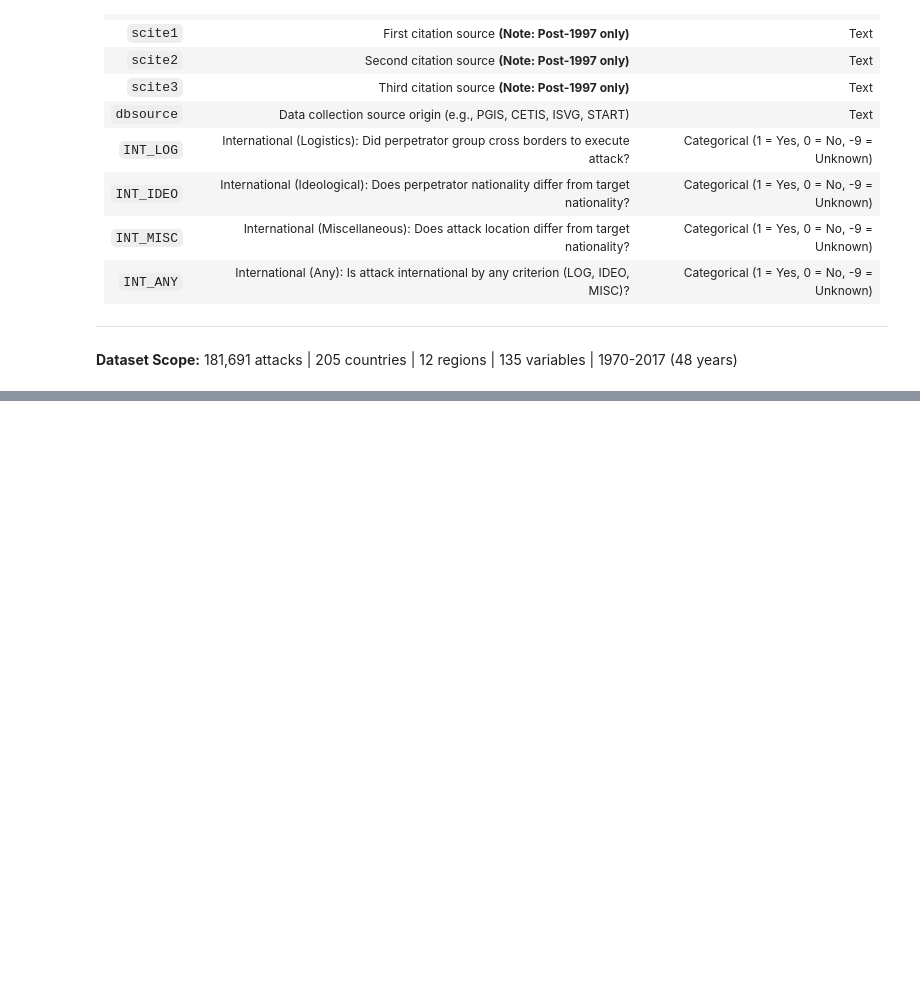
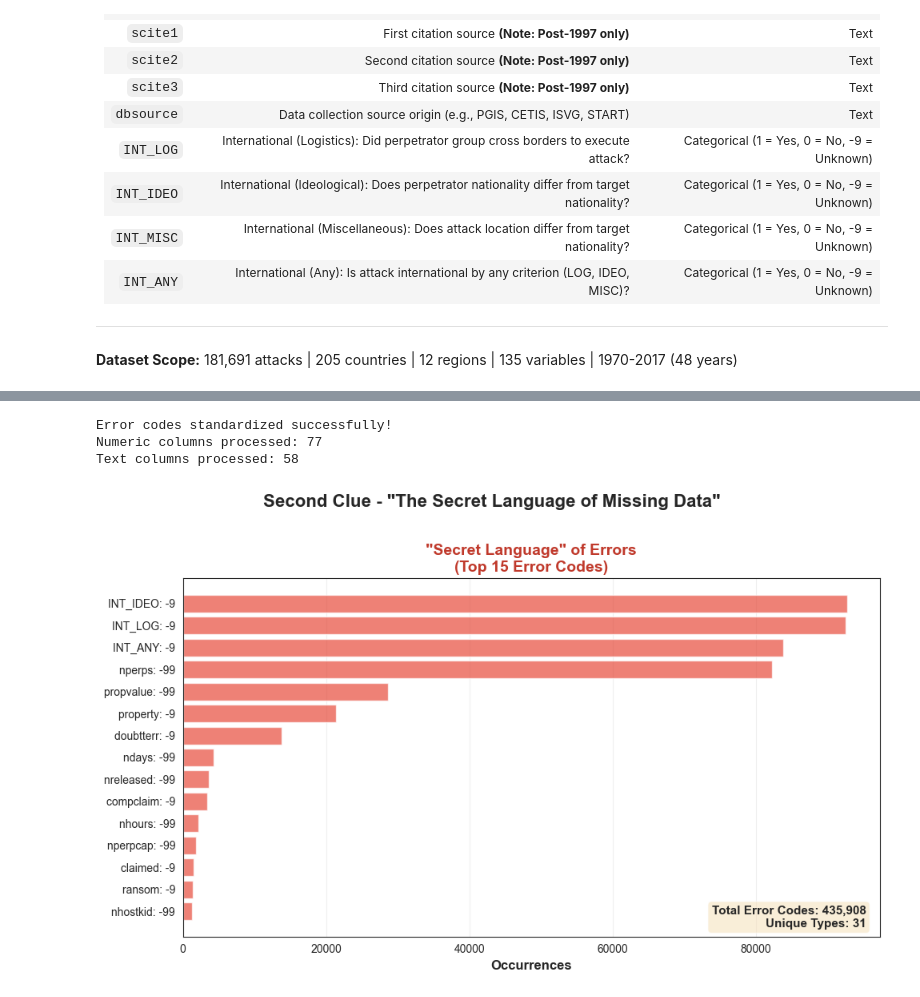
Before and after one commit to thutrang147/global-terrorism-analysis, a Jupyter notebook: main.ipynb, the cells around one changed output, grey strips where cells are left out. Saved outputs shown, nothing was run; the diff lists cells and outputs as text; code cells hidden in the pictures; blank space fills up the shorter version.

Commit message:
replace the new file main

```diff
--- a/main.ipynb
+++ b/main.ipynb
@@ -437,0 +367,67 @@ Cleaned dataset saved as 'terrorism_cleaned.csv'
+# %%
+# Replace values -9, -99 with NaN
+# Identify numeric columns that may contain error codes
+numeric_cols = df_clean.select_dtypes(include=[np.number]).columns
+
+# Store original data for comparison BEFORE any changes
+df_before_codes = df_clean.copy()
+
+# Replace error codes with NaN in numeric columns
+for col in numeric_cols:
+    df_clean[col] = df_clean[col].replace([-9, -99], np.nan)
+
+# For text columns, standardize "Unknown" variations
+text_cols = df_clean.select_dtypes(include=['object']).columns
+for col in text_cols:
+    # Standardize various forms of "unknown" to "Unknown"
+    df_clean[col] = df_clean[col].replace({
+        'unknown': 'Unknown',
+        'UNKNOWN': 'Unknown',
+        'Unknown ': 'Unknown',
+        ' Unknown': 'Unknown'
+    })
+
+print("Error codes standardized successfully!")
+print(f"Numeric columns processed: {len(numeric_cols)}")
+print(f"Text columns processed: {len(text_cols)}")
+# %% [output]
+Error codes standardized successfully!
+Numeric columns processed: 77
+Text columns processed: 58
+# %%
+# Visual Word Cloud or error code statistics table
+fig, ax = plt.subplots(1, 1, figsize=(10, 6))
+
+# BEFORE: Count occurrences of error codes across numeric columns
+error_code_counts = {}
+for col in numeric_cols:
+    count_neg9 = (df_before_codes[col] == -9).sum()
+    count_neg99 = (df_before_codes[col] == -99).sum()
+    if count_neg9 > 0:
+        error_code_counts[f'{col}: -9'] = count_neg9
+    if count_neg99 > 0:
+        error_code_counts[f'{col}: -99'] = count_neg99
+
+# Create bar chart for BEFORE state
+if error_code_counts:
+    top_errors = dict(sorted(error_code_counts.items(), key=lambda x: x[1], reverse=True)[:15])
+    ax.barh(list(top_errors.keys()), list(top_errors.values()), color='#e74c3c', alpha=0.7)
+    ax.set_xlabel('Occurrences', fontsize=12, fontweight='bold')
+    ax.set_title('"Secret Language" of Errors\n(Top 15 Error Codes)',
+                     fontsize=14, fontweight='bold', color='#c0392b')
+    ax.invert_yaxis()
+    ax.grid(axis='x', alpha=0.3)
+
+    # Add total count
+    total_errors = sum(error_code_counts.values())
+    ax.text(0.98, 0.02, f'Total Error Codes: {total_errors:,}\nUnique Types: {len(error_code_counts)}',
+                transform=ax.transAxes, ha='right', va='bottom',
+                bbox=dict(boxstyle='round', facecolor='wheat', alpha=0.5),
+                fontsize=11, fontweight='bold')
+
+plt.suptitle('Second Clue - "The Secret Language of Missing Data"',
+            fontsize=16, fontweight='bold', y=1.02)
+plt.tight_layout()
+plt.show()
+# %% [output]
+[figure, added]
```
Also changed, not shown: parts of 57 cells of this notebook, 1 other file.
